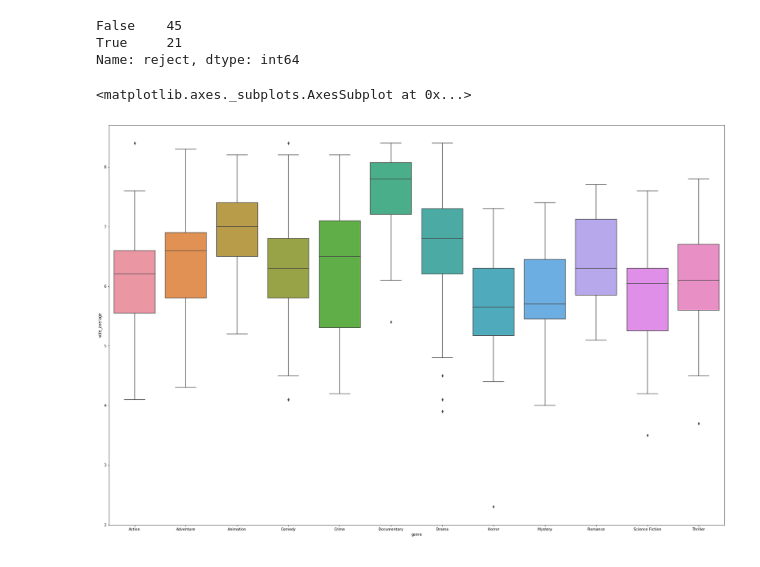
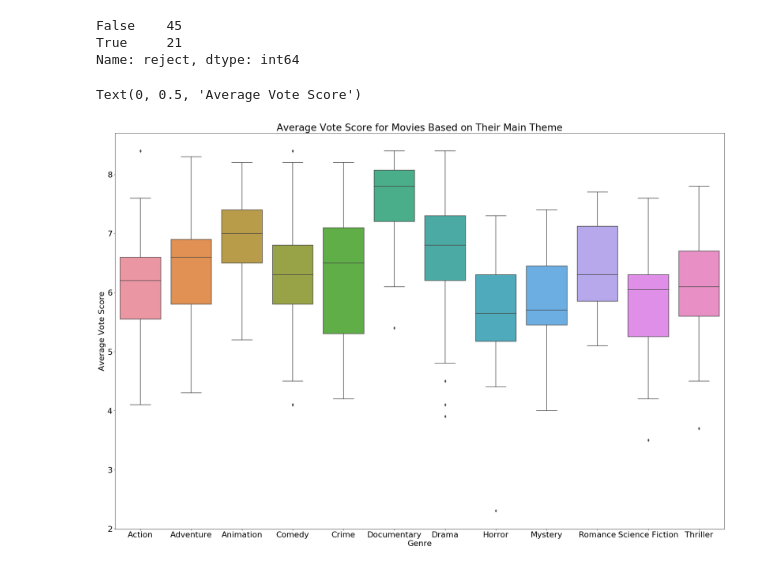
Before and after one commit to ndelrossi7/Mod-3-Project, a Jupyter notebook: Analysis test.ipynb, the cells around one changed output. Saved outputs shown, nothing was run; the diff lists cells and outputs as text; code cells hidden in the pictures.

```diff
--- a/Analysis test.ipynb
+++ b/Analysis test.ipynb
@@ -52,0 +74,6 @@ from statsmodels.stats.multicomp import pairwise_tukeyhsd
+# %%
+params.update({'font.size': 15})
+pie.plot(kind='pie', subplots=True, figsize=(8, 8))
+plt.title("Genres")
+plt.ylabel("")
+plt.show()
@@ -118,7 +152,10 @@ from matplotlib import pyplot as plt
 # %%
 plt.figure(figsize=(30, 20))
+params.update({'font.size': 22})
 sns.boxplot(x = genre_merged['genre'], y = genre_merged['vote_average'])
-# make prettier
+plt.title('Average Vote Score for Movies Based on Their Main Theme')
+plt.xlabel('Genre')
+plt.ylabel('Average Vote Score')
 # %% [output]
-<matplotlib.axes._subplots.AxesSubplot at 0x...>
+Text(0, 0.5, 'Average Vote Score')
-[figure, old version]
+[figure, new version]
```
Also changed, not shown: parts of 7 cells of this notebook, 1 other file.
